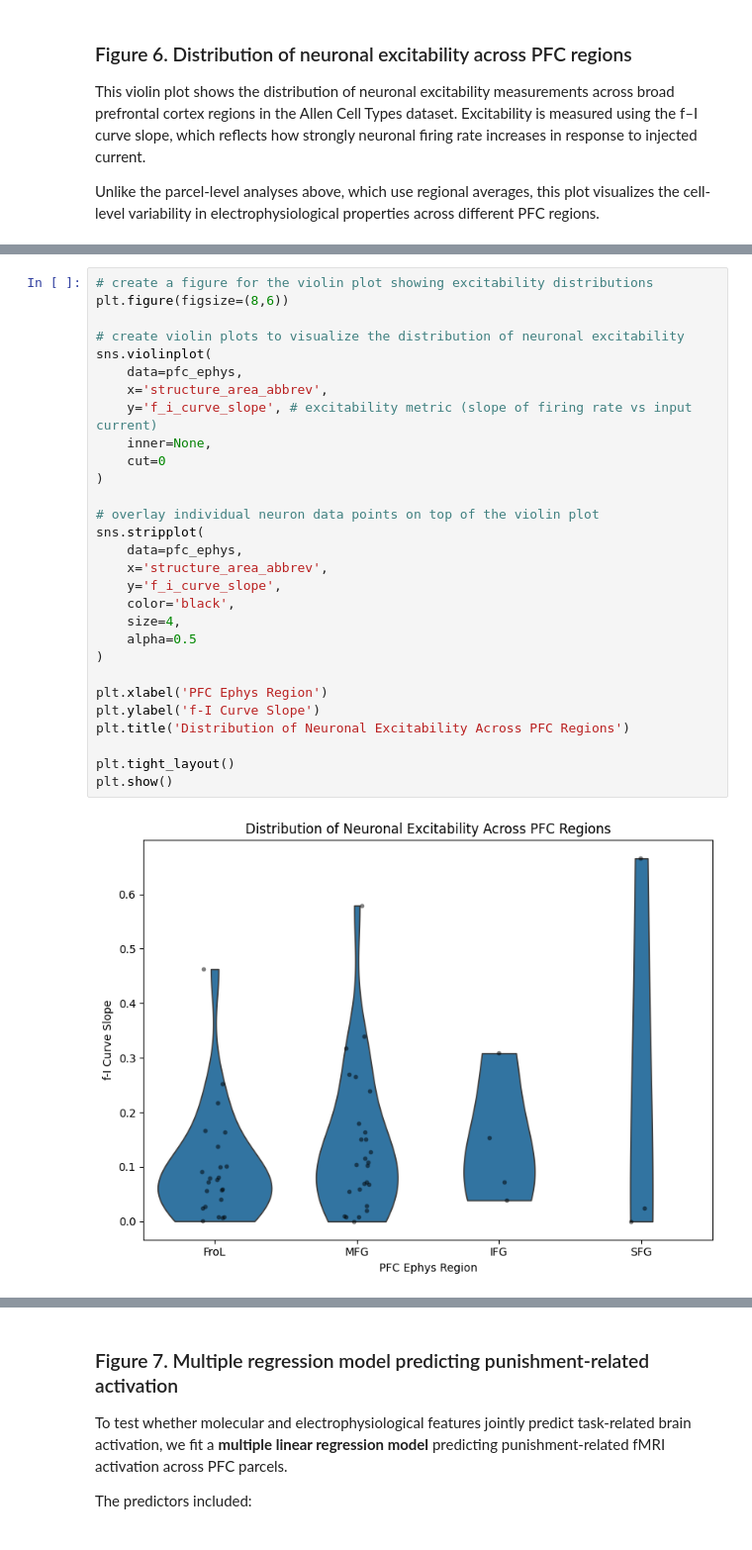
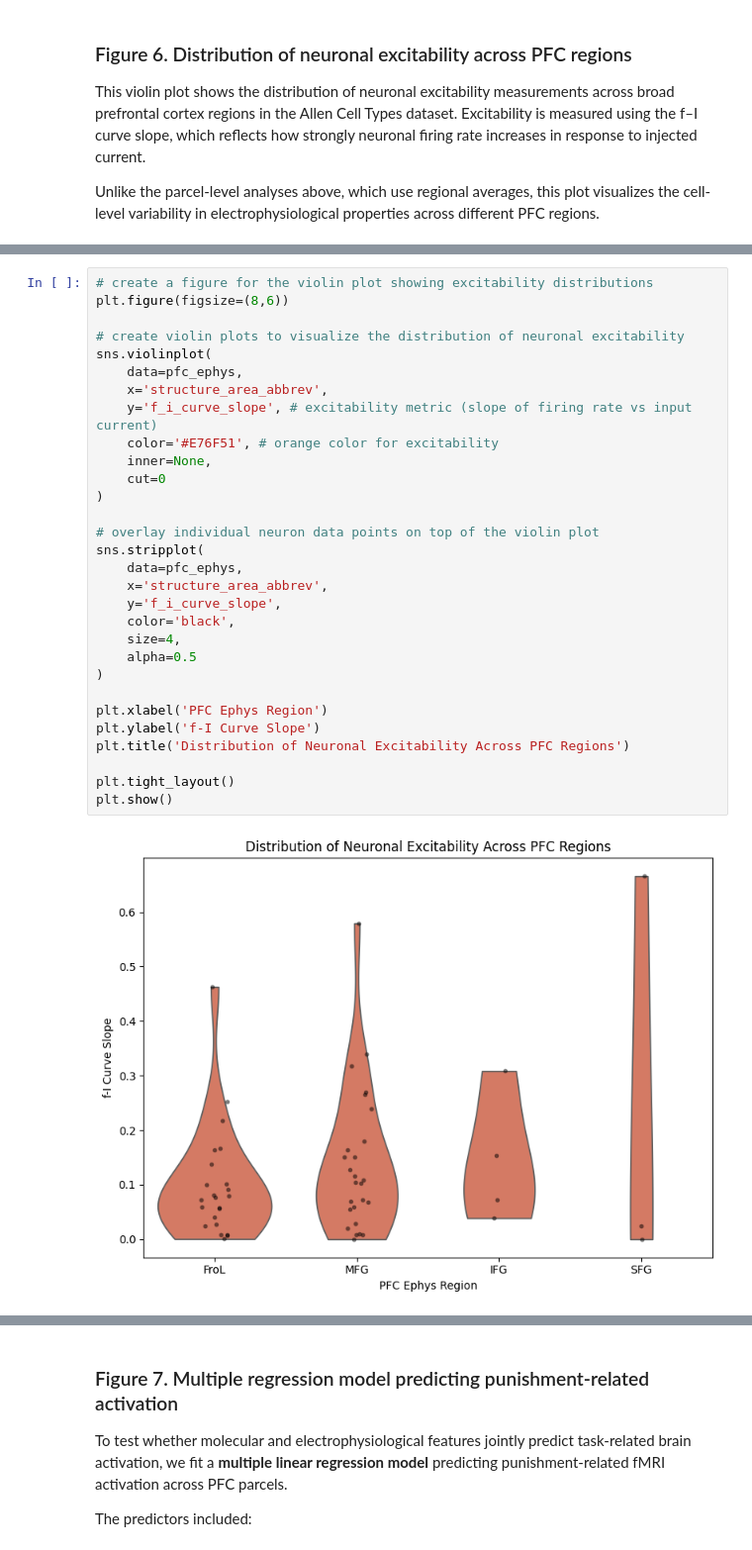
Before and after one commit to arushimunjal/BIPN162-Final-Project, a Jupyter notebook: Integrating fMRI, Gene Expression, and Electrophysiology to Study Stress Sensitivity in the Prefrontal Cortex.ipynb, the cells around one changed output, grey strips where cells are left out. Shown at 99% size. Saved outputs shown, nothing was run; the diff lists cells and outputs as text.

Commit message:
Final edits + color changes

```diff
--- a/Integrating fMRI, Gene Expression, and Electrophysiology to Study Stress Sensitivity in the Prefrontal Cortex.ipynb
+++ b/Integrating fMRI, Gene Expression, and Electrophysiology to Study Stress Sensitivity in the Prefrontal Cortex.ipynb
@@ -1116,34 +1117,35 @@ This region is located on the upper portion of the frontal lobe and includes par
 # %%
 # create a figure for the violin plot showing excitability distributions
 plt.figure(figsize=(8,6))
 
 # create violin plots to visualize the distribution of neuronal excitability
 sns.violinplot(
     data=pfc_ephys,
     x='structure_area_abbrev',
     y='f_i_curve_slope', # excitability metric (slope of firing rate vs input current)
+    color='#E76F51', # orange color for excitability
     inner=None,
     cut=0
 )
 
 # overlay individual neuron data points on top of the violin plot
 sns.stripplot(
     data=pfc_ephys,
     x='structure_area_abbrev',
     y='f_i_curve_slope',
     color='black',
     size=4,
     alpha=0.5
 )
 
 plt.xlabel('PFC Ephys Region')
 plt.ylabel('f-I Curve Slope')
 plt.title('Distribution of Neuronal Excitability Across PFC Regions')
 
 plt.tight_layout()
 plt.show()
 # %% [output]
-[figure, old version]
+[figure, new version]
 # %% [markdown]
 
 This figure shows the distribution of neuronal excitability across four anatomical subdivisions of the prefrontal cortex. Each violin represents the spread of f–I curve slope values, a measure of how strongly neuronal firing rate increases as input current increases. Larger values therefore indicate neurons that are more intrinsically responsive to stimulation.
```
Also changed, not shown: parts of 20 cells of this notebook.
